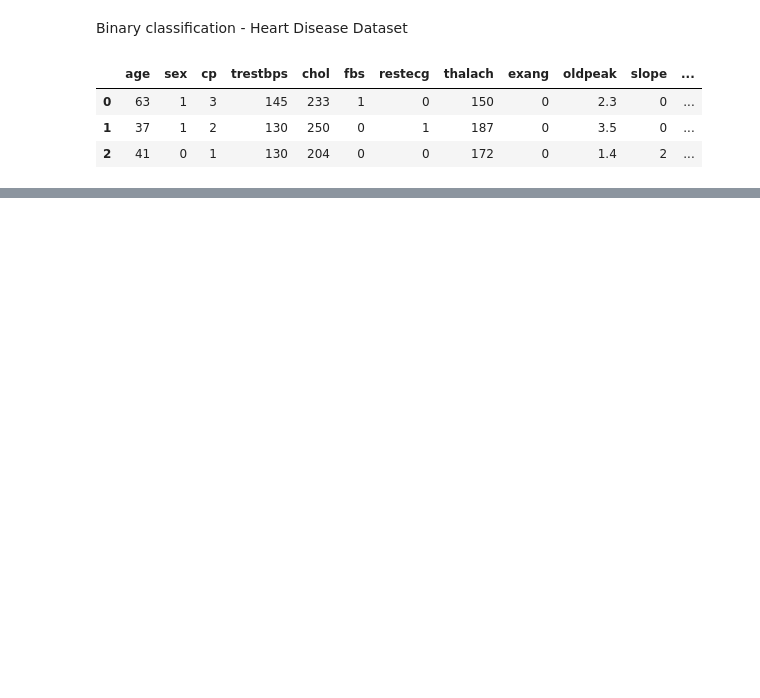
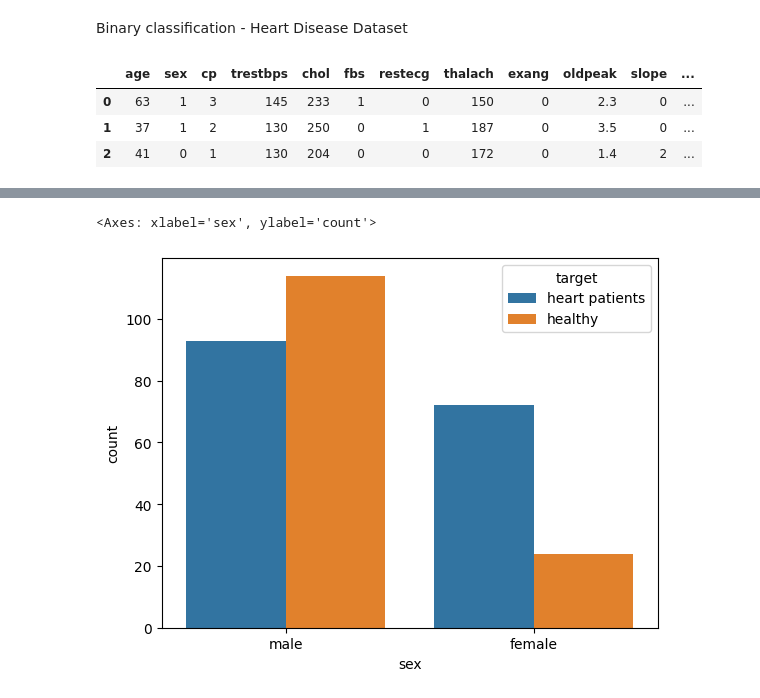
Before and after one commit to alwinbshaji/Data-Science, a Jupyter notebook: binaryclassification.ipynb, the cells around one changed output, grey strips where cells are left out. Drawn from its saved outputs; the diff is of its cells as text; code cells hidden in the pictures; blank space fills up the shorter version.

```diff
--- a/binaryclassification.ipynb
+++ b/binaryclassification.ipynb
@@ -17,0 +78,11 @@ mydf.head(3)
+# %%
+#create a barcahrt to compare the no of healty vs patients vs gender
+#createa a barchart to compare the no of healty vs patients
+#createa a mapping of the target collumn,= 0 for healthy and 1 for patients
+mydf_cpy.sex = mydf_cpy.sex.map({0:'female',1:'male'}
+)
+#createa a count plaot using sns
+sns.countplot(x='sex',data=mydf_cpy,hue=mydf_cpy.target)
+# %% [output]
+<Axes: xlabel='sex', ylabel='count'>
+[figure, added]
```
Also changed, not shown: parts of 15 cells of this notebook.
